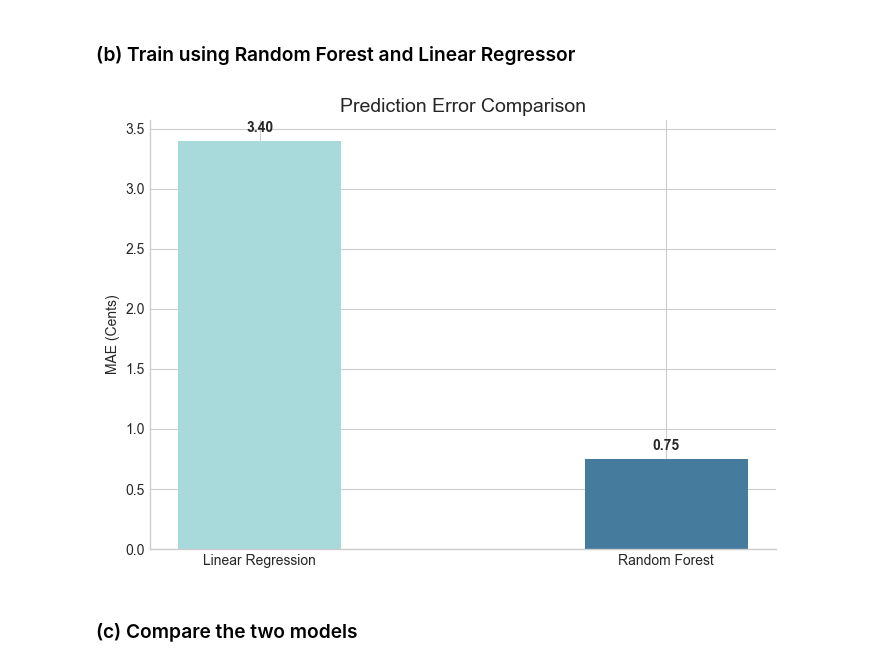
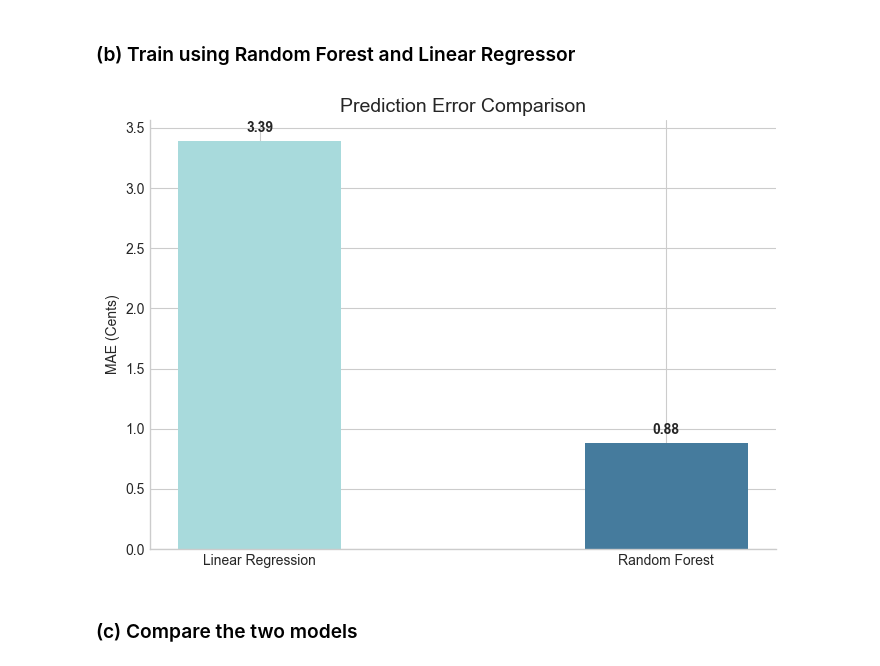
Before and after one commit to tim-fan1/engg2112, a Jupyter notebook: train_rand_split.ipynb, the cells around one changed output. Saved outputs shown, nothing was run; the diff lists cells and outputs as text; code cells hidden in the pictures.

```diff
--- a/train_rand_split.ipynb
+++ b/train_rand_split.ipynb
@@ -418,12 +10,15 @@ from sklearn.model_selection import train_test_split
 %matplotlib inline
 plt.style.use('seaborn-v0_8-whitegrid') # clean plot style
 
+COMPLETE_DATASET = 'datasets/YEAR_COMPLETE_DATASET.csv'
+MODEL_READY_DATASET = 'datasets/MODEL_READY_DATASET5.csv'
+
 # Load model-ready dataset
 try:
-    df = pd.read_csv(MODEL_READY_OUTPUT_FILE)
+    df = pd.read_csv(MODEL_READY_DATASET)
 except NameError:
-    print(f"Error: MODEL_READY_OUTPUT_FILE does not exist yet")
-    print("Please run the 'Preprocessing' code block of this notebook")
+    print(f"Error: MODEL_READY_DATASET does not exist yet")
+    print("Please run the preprocessing notebook")
     raise SystemExit
 
 # Separate Features (X) and Target (y)
@@ -437,43 +32,57 @@ X_train, X_test, y_train, y_test = train_test_split(X, y, test_size=0.2, random_
 # %%
 from sklearn.ensemble import RandomForestRegressor
 from sklearn.linear_model import LinearRegression
+from sklearn.preprocessing import StandardScaler # <-- Import Scaler
 
+# === Train RF model on unscaled features ===
 rf_model = RandomForestRegressor(n_estimators=100, random_state=42, n_jobs=-1)
 rf_model.fit(X_train, y_train)
 
 rf_predictions = rf_model.predict(X_test)
 
+# === Train LR model on SCALED features ===
+
+# Initialize the standardizer (Z-score normalization)
+scaler = StandardScaler()
+
+# CRITICAL: Fit only on the past training data, then transform it
+X_train_scaled = scaler.fit_transform(X_train)
+
+# CRITICAL: Use the training parameters to transform the unseen future test vault
+X_test_scaled = scaler.transform(X_test)
+
 lr_model = LinearRegression()
-lr_model.fit(X_train, y_train)
+lr_model.fit(X_train_scaled, y_train)
 
-lr_predictions = lr_model.predict(X_test)
+lr_predictions = lr_model.predict(X_test_scaled)
+# ==========================================
 
 from sklearn.metrics import mean_absolute_error
 
 rf_mae = mean_absolute_error(y_test, rf_predictions)
 lr_mae = mean_absolute_error(y_test, lr_predictions)
 
 plt.figure(figsize=(7, 5))
 results = {'Linear Regression': lr_mae, 'Random Forest': rf_mae}
 colors = ['#A8DADC', '#457B9D']
 
 bars = plt.bar(results.keys(), results.values(), color=colors, width=0.4)
 
 # Scientific styling
 plt.title('Prediction Error Comparison', fontsize=14)
 plt.ylabel('MAE (Cents)')
 plt.gca().spines['top'].set_visible(False)
 plt.gca().spines['right'].set_visible(False)
 
 # Add values
 for bar in bars:
     yval = bar.get_height()
     plt.text(bar.get_x() + bar.get_width()/2, yval + 0.05, f'{yval:.2f}',
              ha='center', va='bottom', fontweight='bold')
 
 plt.tight_layout()
 plt.show()
 # %% [output]
-[figure, old version]
+[figure, new version]
 # %% [markdown]
 ### (c) Compare the two models
```
Also changed, not shown: parts of 40 cells of this notebook, 2 other files.
